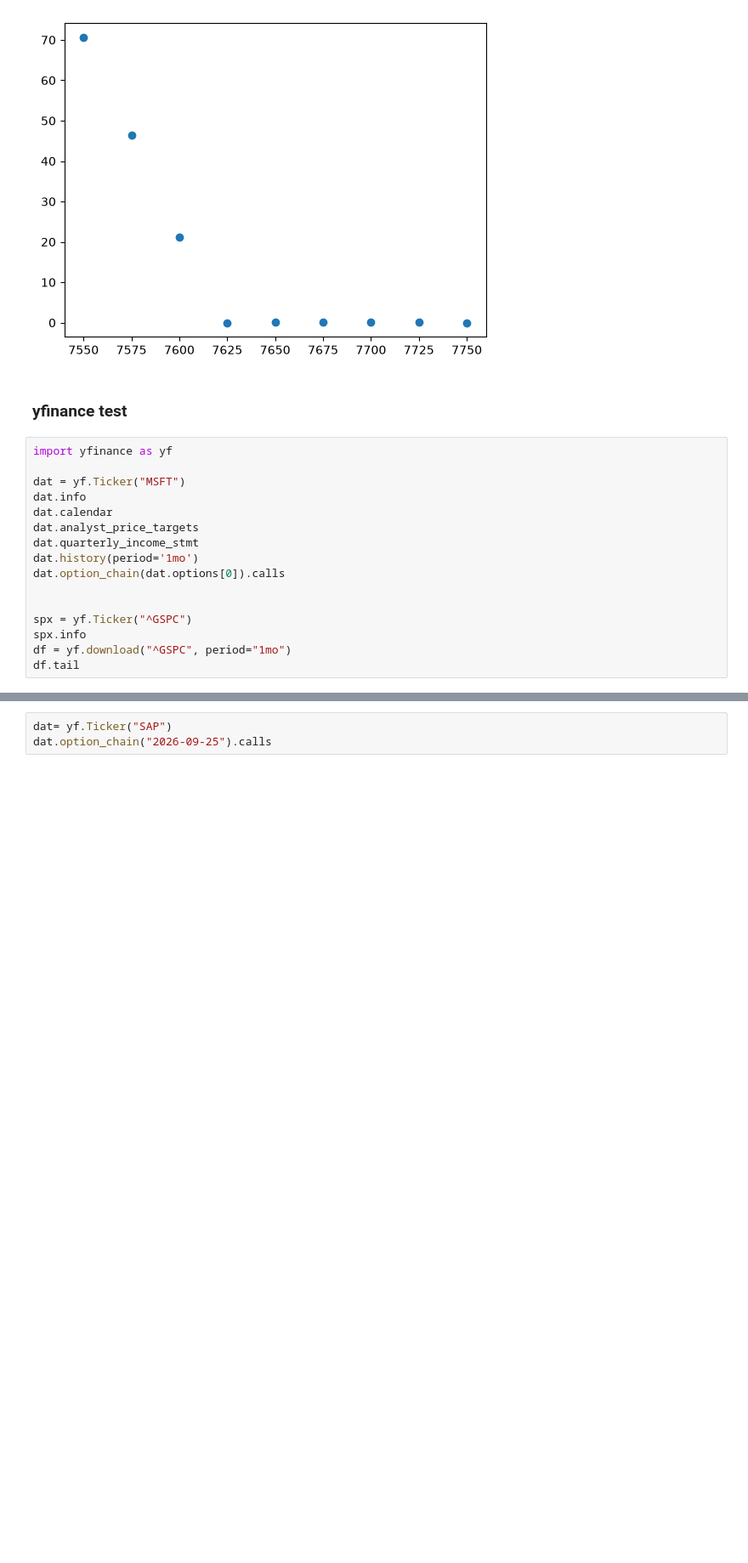
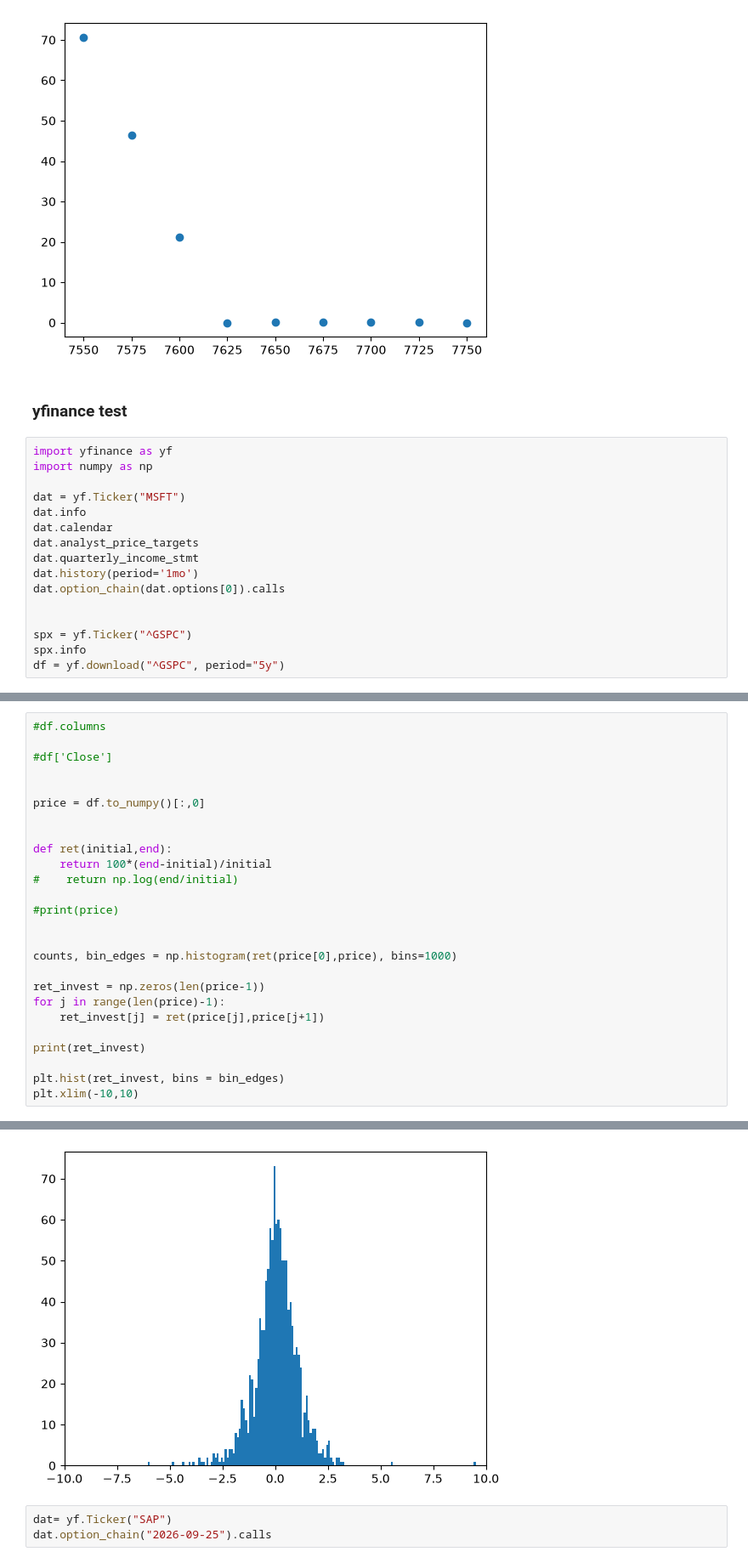
Before and after one commit to AeternoModo/Perfromance-and-Calibration-of-the-Jump-Diffusion-Model, a Jupyter notebook: strategies/data/(demo)data_extraction_backtest.ipynb, the cells around one changed output, grey strips where cells are left out. Shown at 85% size. Drawn from its saved outputs; the diff is of its cells as text; blank space fills up the shorter version.

Commit message:
Implementing return analysis of S&P 500, starting script.

```diff
--- a/strategies/data/(demo)data_extraction_backtest.ipynb
+++ b/strategies/data/(demo)data_extraction_backtest.ipynb
@@ -248,6 +248,7 @@ plt.scatter(selected_contracts,option_prices)
 ### yfinance test
 # %%
 import yfinance as yf
+import numpy as np
 
 dat = yf.Ticker("MSFT")
 dat.info
@@ -260,7 +261,6 @@ dat.option_chain(dat.options[0]).calls
 
 spx = yf.Ticker("^GSPC")
 spx.info
-df = yf.download("^GSPC", period="1mo")
-df.tail
+df = yf.download("^GSPC", period="5y")
 # %% [output]
 [*********************100%***********************]  1 of 1 completed
@@ -283,0 +267,27 @@ Date
+# %%
+#df.columns
+
+#df['Close']
+
+
+price = df.to_numpy()[:,0]
+
+
+def ret(initial,end):
+    return 100*(end-initial)/initial
+#    return np.log(end/initial)
+
+#print(price)
+
+
+counts, bin_edges = np.histogram(ret(price[0],price), bins=1000)
+
+ret_invest = np.zeros(len(price-1))
+for j in range(len(price)-1):
+    ret_invest[j] = ret(price[j],price[j+1])
+
+print(ret_invest)
+
+plt.hist(ret_invest, bins = bin_edges)
+plt.xlim(-10,10)
+# %% [output]
@@ -284,3 +297,4 @@ Date
+[figure, added]
 # %%
 dat= yf.Ticker("SAP")
 dat.option_chain("2026-09-25").calls
```
Also changed, not shown: parts of 2 cells of this notebook.
